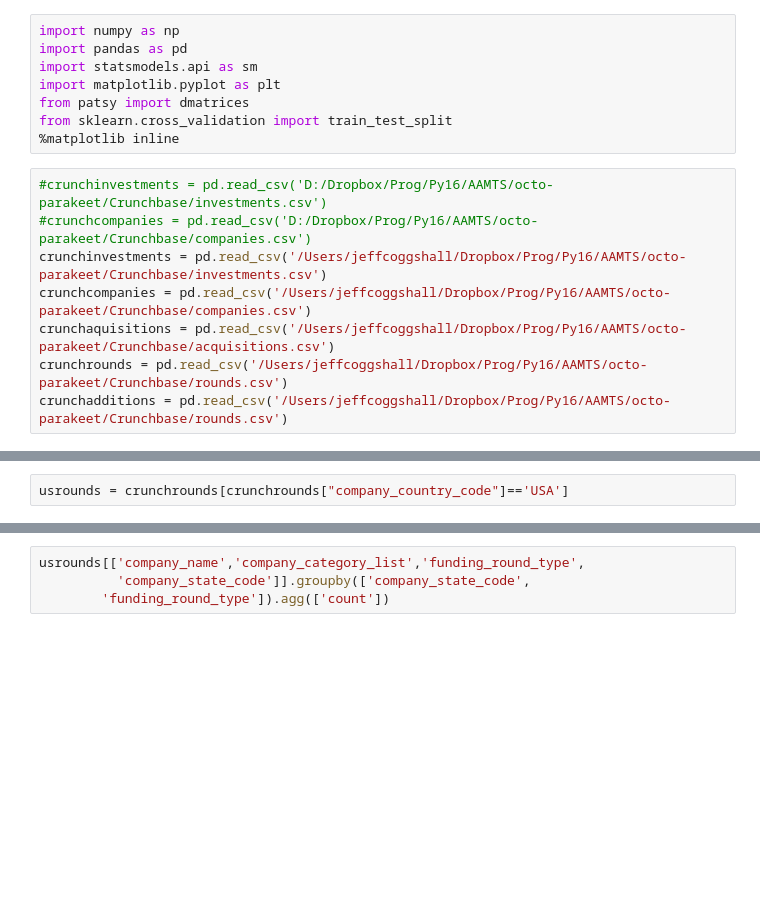
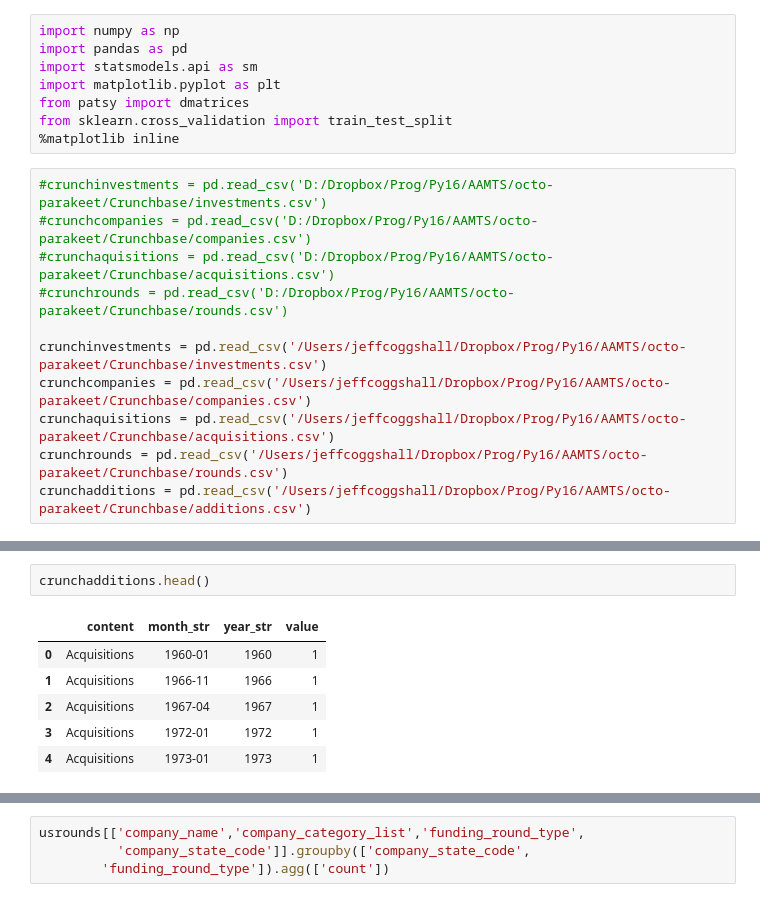
Before and after one commit to McnultyOne/octo-parakeet, a Jupyter notebook: mappingUSstates/MappingCities.ipynb, the cells around one changed output, grey strips where cells are left out. Cells and saved outputs as stored; diff of their text form; blank space fills up the shorter version.

```diff
--- a/mappingUSstates/MappingCities.ipynb
+++ b/mappingUSstates/MappingCities.ipynb
@@ -9,11 +9,14 @@ from sklearn.cross_validation import train_test_split
 # %%
 #crunchinvestments = pd.read_csv('D:/Dropbox/Prog/Py16/AAMTS/octo-parakeet/Crunchbase/investments.csv')
 #crunchcompanies = pd.read_csv('D:/Dropbox/Prog/Py16/AAMTS/octo-parakeet/Crunchbase/companies.csv')
+#crunchaquisitions = pd.read_csv('D:/Dropbox/Prog/Py16/AAMTS/octo-parakeet/Crunchbase/acquisitions.csv')
+#crunchrounds = pd.read_csv('D:/Dropbox/Prog/Py16/AAMTS/octo-parakeet/Crunchbase/rounds.csv')
+
 crunchinvestments = pd.read_csv('/Users/jeffcoggshall/Dropbox/Prog/Py16/AAMTS/octo-parakeet/Crunchbase/investments.csv')
 crunchcompanies = pd.read_csv('/Users/jeffcoggshall/Dropbox/Prog/Py16/AAMTS/octo-parakeet/Crunchbase/companies.csv')
 crunchaquisitions = pd.read_csv('/Users/jeffcoggshall/Dropbox/Prog/Py16/AAMTS/octo-parakeet/Crunchbase/acquisitions.csv')
 crunchrounds = pd.read_csv('/Users/jeffcoggshall/Dropbox/Prog/Py16/AAMTS/octo-parakeet/Crunchbase/rounds.csv')
-crunchadditions = pd.read_csv('/Users/jeffcoggshall/Dropbox/Prog/Py16/AAMTS/octo-parakeet/Crunchbase/rounds.csv')
+crunchadditions = pd.read_csv('/Users/jeffcoggshall/Dropbox/Prog/Py16/AAMTS/octo-parakeet/Crunchbase/additions.csv')
 # %%
 crunchinvestments.head(2)
 # %% [output]
@@ -38,5 +41,12 @@ crunchrounds.head(2)
 |  | company_permalink | company_name | company_category_list | company_country_code | company_state_code | ... |
 | 0 | /organization/-fame | #fame | Media | IND | 16 | ... |
 | 1 | /organization/-qounter | :Qounter | Application Platforms|Real Time|S... | USA | DE | ... |
-# %%
-usrounds = crunchrounds[crunchrounds["company_country_code"]=='USA']
+# %%
+crunchadditions.head()
+# %% [output]
+|  | content | month_str | year_str | value |
+| 0 | Acquisitions | 1960-01 | 1960 | 1 |
+| 1 | Acquisitions | 1966-11 | 1966 | 1 |
+| 2 | Acquisitions | 1967-04 | 1967 | 1 |
+| 3 | Acquisitions | 1972-01 | 1972 | 1 |
+| 4 | Acquisitions | 1973-01 | 1973 | 1 |
```
Also changed, not shown: parts of 39 cells of this notebook, 3 other files.
